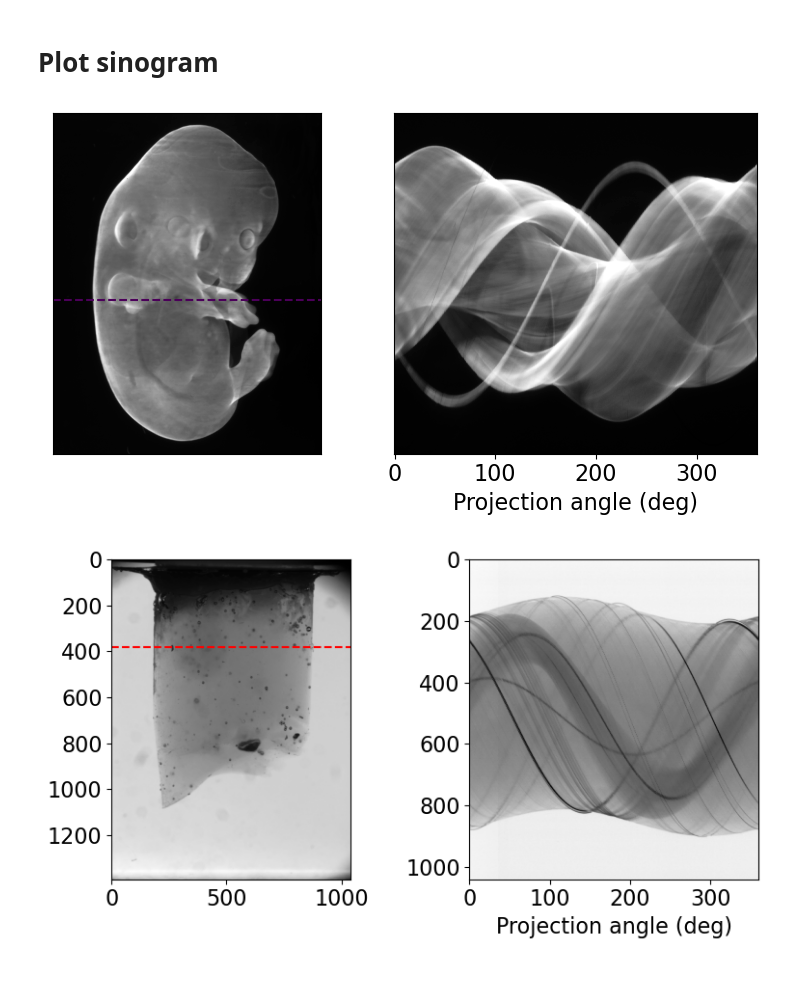
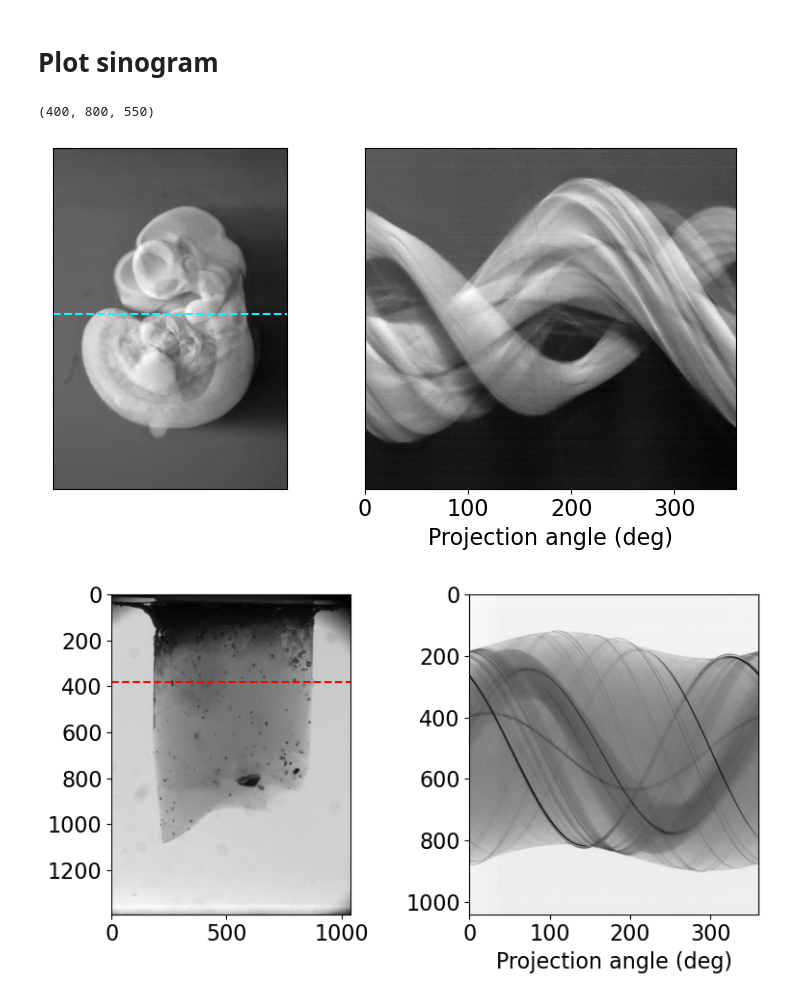
Before and after one commit to kwokkenton/optea, a Jupyter notebook: plot_sinogram.ipynb, the cells around one changed output. Cells and saved outputs as stored; diff of their text form; code cells hidden in the pictures.

Commit message:
more plots for viva

```diff
--- a/plot_sinogram.ipynb
+++ b/plot_sinogram.ipynb
@@ -14,7 +14,7 @@ def plot_sinogram_slice(im, slice):
 
     ax1.imshow(im[0], cmap=plt.cm.Greys_r)
 #     ax1.set_title('Projection image (front)')
-    ax1.axhline(y = slice, color = '#4b0059', linestyle = '--')
+    ax1.axhline(y = slice, color = 'cyan', linestyle = '--')
     ax1.xaxis.set_major_locator(plt.NullLocator())
     ax1.yaxis.set_major_locator(plt.NullLocator())
 
@@ -27,12 +27,22 @@ def plot_sinogram_slice(im, slice):
             aspect='auto', origin='upper')
 
     fig.tight_layout()
+# %%
+im = io.imread(r'D:\MSci_Project\1_Data\2023-03-20\2023-03-20 embryo fluorescence fe 1750ms\MMStack_Pos0.ome.tif')
+bg = io.imread(r'D:\MSci_Project\1_Data\2023-03-20\2023-03-20 background fluorescence fe 1750ms\MMStack_Pos0.ome.tif')
+bg = np.mean(bg, axis=0)
+im = im.astype('float64')
+im -= bg.astype('float64')
+im = im[:, 200:1000, 250:800]
+# %%
+im.shape
+# %% [output]
+(400, 800, 550)
 # %%
-im = io.imread(r'D:\MSci_Project\1_Data\MSc_OPT_test_data_aligned.tif')
 plot_sinogram_slice(im, 390)
-plt.savefig('sinogram.png', dpi=1000)
+plt.savefig('sinogram.png', transparent=True, dpi=300)
 # %% [output]
-[figure, old version]
+[figure, new version]
 # %%
 im = io.imread(r'D:\MSci_Project\1_Data\2022-12-01 broken phantom\1_2\1_2_MMStack_Pos0.ome.tif')
 plot_sinogram_slice(im, 380)
```
Also changed, not shown: parts of 2 cells of this notebook, 3 other files.
